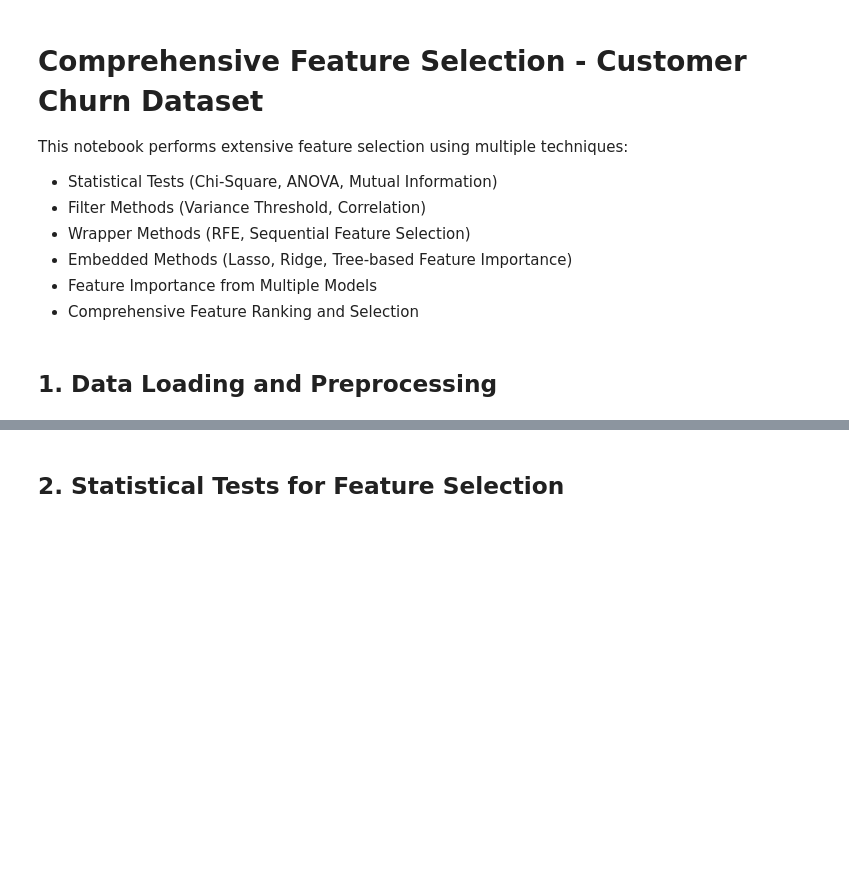
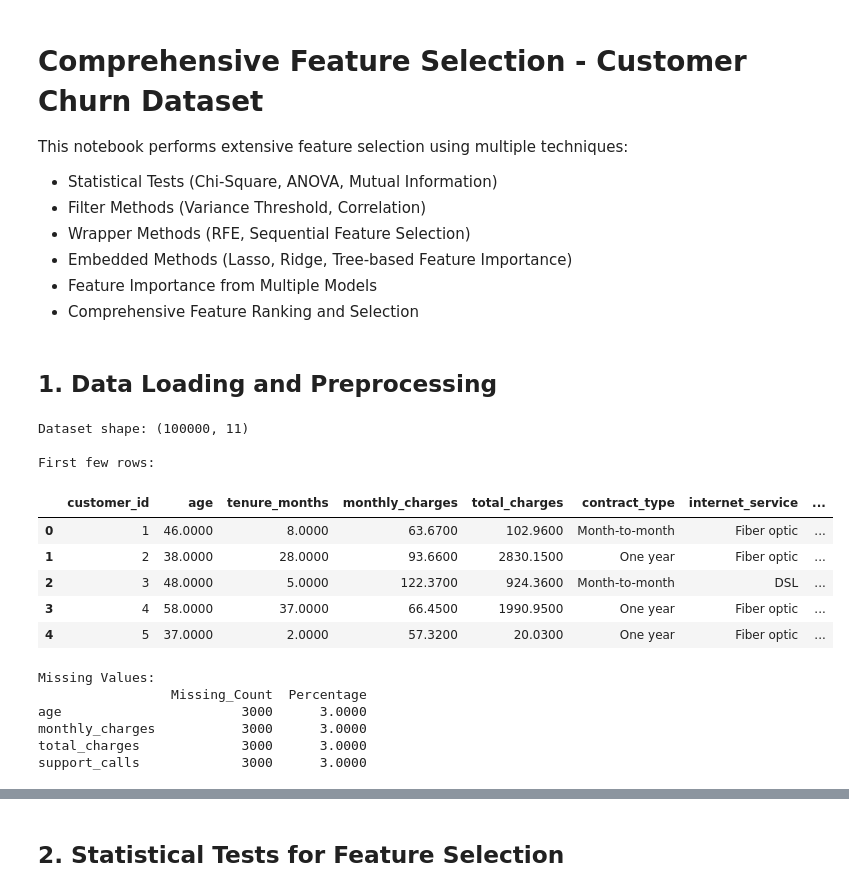
Before and after one commit to shreyashb-bit/customer_churn_prediction, a Jupyter notebook: notebooks/utils/2_feature_selection.ipynb, the cells around one changed output, grey strips where cells are left out. Saved outputs shown, nothing was run; the diff lists cells and outputs as text; code cells hidden in the pictures; blank space fills up the shorter version.

```diff
--- a/notebooks/utils/2_feature_selection.ipynb
+++ b/notebooks/utils/2_feature_selection.ipynb
@@ -50,11 +56,21 @@ np.random.seed(RANDOM_STATE)
 ## 1. Data Loading and Preprocessing
 # %%
 # Load the dataset
-df = pd.read_csv('customer_churn_dataset_with_date.csv')
+df = pd.read_csv('data/raw/customer_churn_dataset_with_date.csv')
 
 print(f"Dataset shape: {df.shape}")
 print(f"\nFirst few rows:")
 df.head()
+# %% [output]
+Dataset shape: (100000, 11)
+
+First few rows:
+|  | customer_id | age | tenure_months | monthly_charges | total_charges | contract_type | internet_service | ... |
+| 0 | 1 | 46.0000 | 8.0000 | 63.6700 | 102.9600 | Month-to-month | Fiber optic | ... |
+| 1 | 2 | 38.0000 | 28.0000 | 93.6600 | 2830.1500 | One year | Fiber optic | ... |
+| 2 | 3 | 48.0000 | 5.0000 | 122.3700 | 924.3600 | Month-to-month | DSL | ... |
+| 3 | 4 | 58.0000 | 37.0000 | 66.4500 | 1990.9500 | One year | Fiber optic | ... |
+| 4 | 5 | 37.0000 | 2.0000 | 57.3200 | 20.0300 | One year | Fiber optic | ... |
 # %%
 # Check for missing values
 print("Missing Values:")
@@ -63,6 +79,13 @@ missing_summary = pd.DataFrame({
     'Percentage': (df.isnull().sum() / len(df)) * 100
 })
 print(missing_summary[missing_summary['Missing_Count'] > 0])
+# %% [output]
+Missing Values:
+                 Missing_Count  Percentage
+age                       3000      3.0000
+monthly_charges           3000      3.0000
+total_charges             3000      3.0000
+support_calls             3000      3.0000
 # %%
 # Create a copy for processing
 df_processed = df.copy()
```
Also changed, not shown: parts of 27 cells of this notebook, 7 other files.
